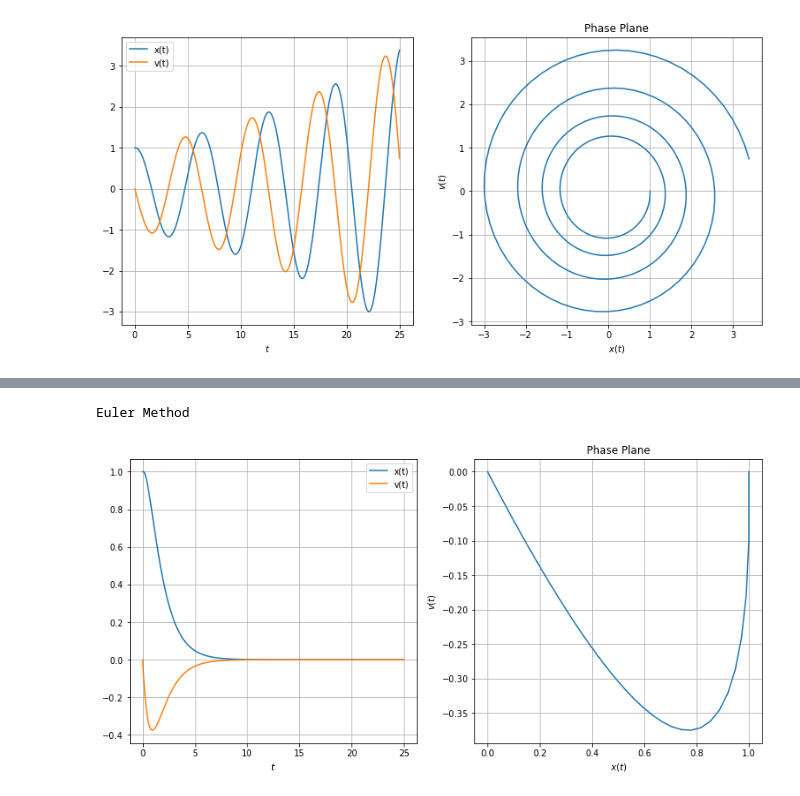
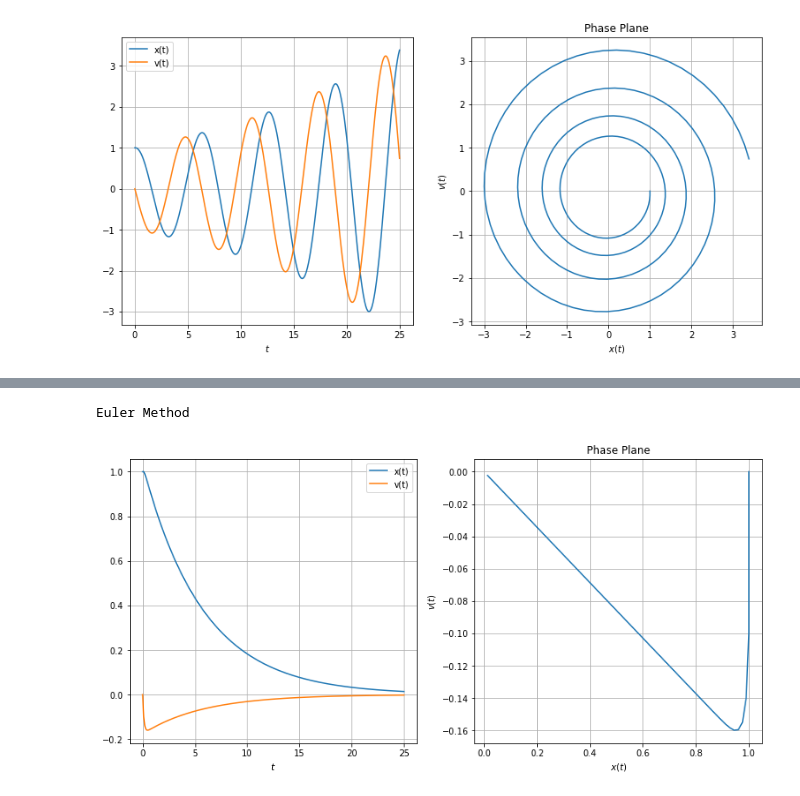
Before and after one commit to sandromikautadze/ode-solver, a Jupyter notebook: applications/oscillations.ipynb, the cells around one changed output, grey strips where cells are left out. Drawn from its saved outputs; the diff is of its cells as text; code cells hidden in the pictures.

```diff
--- a/applications/oscillations.ipynb
+++ b/applications/oscillations.ipynb
@@ -225,33 +225,35 @@ Let's visualize them in the case of $k = m = x_0 = 1$ and $v_0 = 0$. By doing so
 
 #I redefine the constants for clarity reasons
 x0 = 1
 v0 = 0
 k = 1
 m = 1
 T = 8 * np.pi
-gamma = 2 * np.sqrt(k * m) + 0.1
+gamma = 2 * np.sqrt(k * m) + 4
 alpha = gamma / m
 omega = np.sqrt(k / m)
 discriminant = np.sqrt(alpha**2 - (4 * omega**2))
 A = np.array([[0, 1],[-(omega**2), -alpha]])
 b = np.array([[x0], [v0]])
 t0 = 0
 h = 0.1
 
 lam_1 = (alpha + discriminant)/2
 lam_2 = (alpha - discriminant)/2
 
 c1 = (v0 - lam_2 * x0) / (lam_1 - lam_2)
 c2 = (lam_1 * x0 - v0) / (lam_1 - lam_2)
 
+# correct solution to be added
+
 # euler
 time, approx = euler(A, b, T, t0, h)
 x_approx = approx[0]
 v_approx = approx[1]
 
 print("Euler Method")
 plot(time, x_approx, v_approx)
 # %% [output]
 Euler Method
-[figure, old version]
+[figure, new version]
 # %% [markdown]
```
Also changed, not shown: parts of 5 cells of this notebook.
